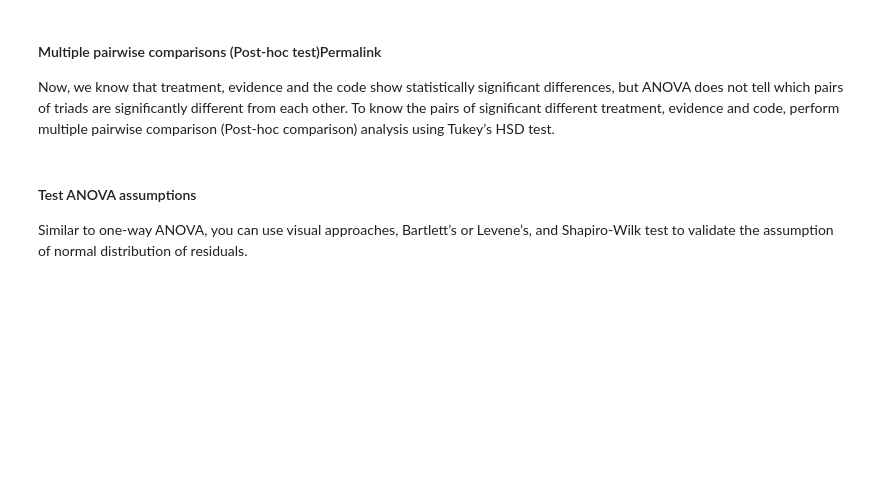
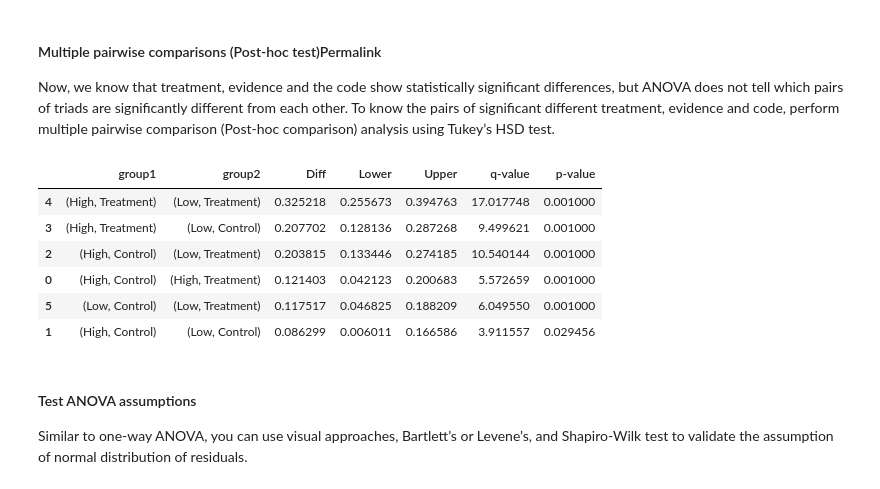
Before and after one commit to cameron-raymond/SDS-Thesis, a Jupyter notebook: notebooks/Descriptive_Analysis.ipynb, the cells around one changed output. Drawn from its saved outputs; the diff is of its cells as text; code cells hidden in the pictures; blank space fills up the shorter version.

```diff
--- a/notebooks/Descriptive_Analysis.ipynb
+++ b/notebooks/Descriptive_Analysis.ipynb
@@ -147,10 +142,18 @@ Now, we know that treatment, evidence and the code show statistically significan
 # %%
 from bioinfokit.analys import stat
 # perform multiple pairwise comparison (Tukey's HSD)
 # unequal sample size data, tukey_hsd uses Tukey-Kramer test
 res = stat()
-res.tukey_hsd(df=affirmation_rates, res_var='reshared', xfac_var=['evidence','treatment','code'],anova_model='reshared ~ C(treatment)*C(evidence)*C(code)')
+res.tukey_hsd(df=affirmation_rates, res_var='reshared', xfac_var=['evidence','treatment'],anova_model='reshared ~ C(treatment)*C(evidence)')
 res.tukey_summary.sort_values(["Diff","group1","group2"],ascending=False).head(10)
+# %% [output]
+|  | group1 | group2 | Diff | Lower | Upper | q-value | p-value |
+| 4 | (High, Treatment) | (Low, Treatment) | 0.325218 | 0.255673 | 0.394763 | 17.017748 | 0.001000 |
+| 3 | (High, Treatment) | (Low, Control) | 0.207702 | 0.128136 | 0.287268 | 9.499621 | 0.001000 |
+| 2 | (High, Control) | (Low, Treatment) | 0.203815 | 0.133446 | 0.274185 | 10.540144 | 0.001000 |
+| 0 | (High, Control) | (High, Treatment) | 0.121403 | 0.042123 | 0.200683 | 5.572659 | 0.001000 |
+| 5 | (Low, Control) | (Low, Treatment) | 0.117517 | 0.046825 | 0.188209 | 6.049550 | 0.001000 |
+| 1 | (High, Control) | (Low, Control) | 0.086299 | 0.006011 | 0.166586 | 3.911557 | 0.029456 |
 # %% [markdown]
 #### Test ANOVA assumptions
 
```
Also changed, not shown: parts of 5 cells of this notebook.
